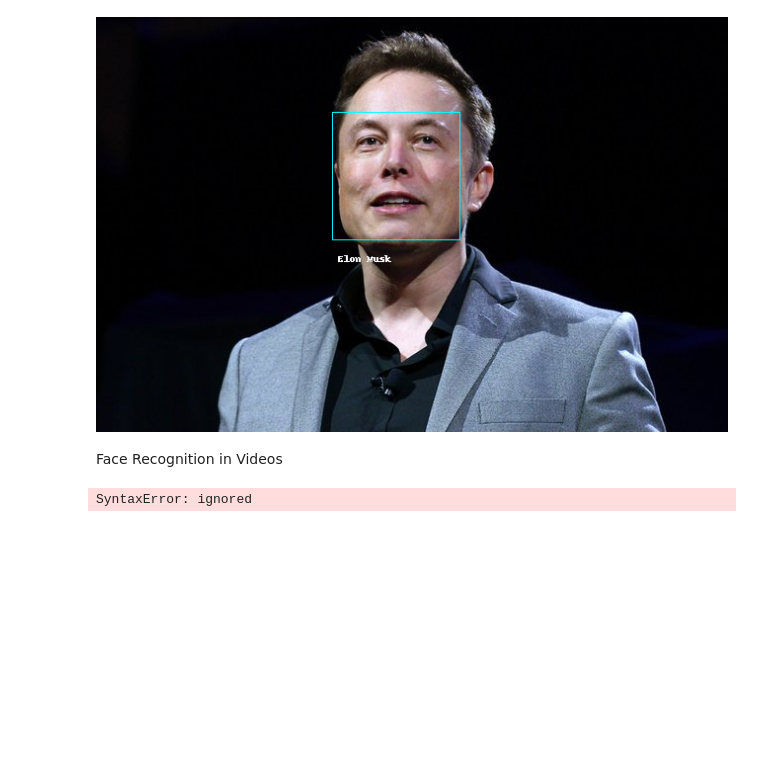
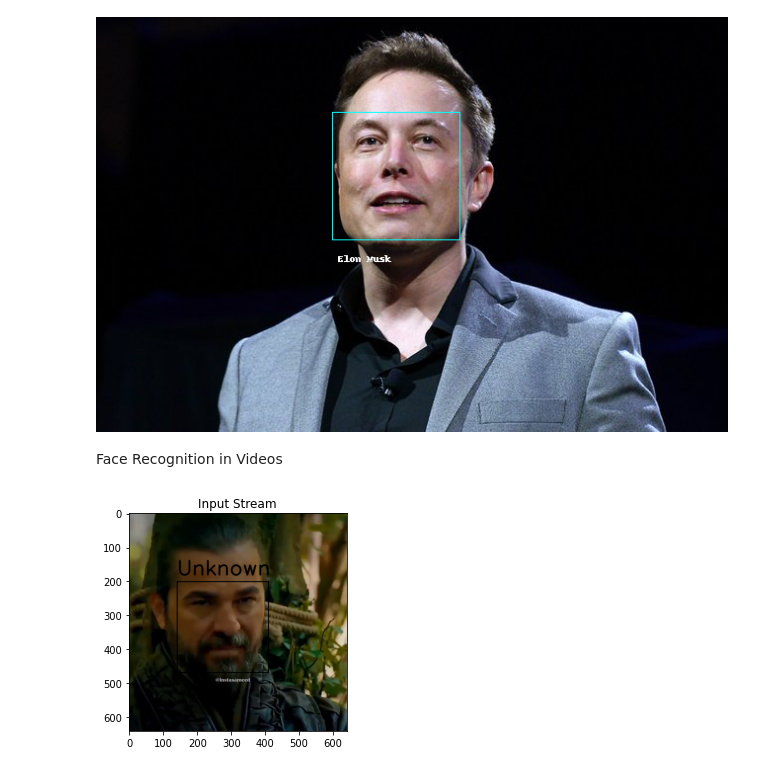
Before and after one commit to mayank458746/My_Projects, a Jupyter notebook: Face_Reognition_.ipynb, the cells around one changed output. Drawn from its saved outputs; the diff is of its cells as text; code cells hidden in the pictures; blank space fills up the shorter version.

```diff
--- a/Face_Reognition_.ipynb
+++ b/Face_Reognition_.ipynb
@@ -33,10 +33,10 @@ from IPython.display import display
 # face_1 = face_recognition.load_image_file("elon.jpg")
 # face_1_encoding = face_recognition.face_encodings(face_1)[0]
 
-face_1 = face_recognition.load_image_file("/content/face/face/elon.jpg")
+face_1 = face_recognition.load_image_file("/content/face_recognition/elon.jpg")
 face_1_encoding = face_recognition.face_encodings(face_1)[0]
 
-face_2 = face_recognition.load_image_file("/content/face/face/face/face/face/ertugrul.jpeg")
+face_2 = face_recognition.load_image_file("/content/face_recognition/elon.jpg")
 face_2_encoding = face_recognition.face_encodings(face_2)[0]
 
 known_face_encodings = [
@@ -103,7 +103,7 @@ from IPython.display import clear_output
 from matplotlib.pyplot import imshow
 import matplotlib.pylab as plt
 
-video_capture = cv2.VideoCapture("Ertugrul.mp4")
+video_capture = cv2.VideoCapture("/content/face_recognition/Ertugrul.mp4")
 ret, frame = video_capture.read()
 frame_height, frame_width, _ = frame.shape
 out = cv2.VideoWriter('output.avi',cv2.VideoWriter_fourcc('M','J','P','G'), 10, (frame_width,frame_height))
@@ -132,31 +132,31 @@ while video_capture.isOpened():
         face_locations = face_recognition.face_locations(rgb_frame)
         face_encodings = face_recognition.face_encodings(rgb_frame, face_locations)
 
         for (face_location,face_encoding) in zip(face_locations,face_encodings):
           matches = face_recognition.compare_faces(known_face_encodings, face_encoding)
 
           name = "Unknown"
 
           face_distances = face_recognition.face_distance(known_face_encodings, face_encoding)
           best_match_index = np.argmin(face_distances)
           if matches[best_match_index]:
             name = known_face_names[best_match_index]
           # print(name)
           color = (0,0,)
           start_point = (face_location[3],face_location[0])
           end_point = (face_location[1],face_location[2])
           frame = cv2.rectangle(frame, start_point, end_point, color, 2)
           frame = cv2.putText(frame,name,(face_location[3]-0, face_location[0]-20),cv2.FONT_HERSHEY_SIMPLEX, 2, color, 3, cv2.LINE_AA)
           frame_copy = cv2.cvtColor(frame, cv2.COLOR_RGB2BGR)
           out.write(frame_copy)
           plt.imshow(frame)
 
 
 
         # Show frame...
         plt.show()
         # ... and hold it until a new frame appears
         clear_output(wait=True)
 out.release()
 # %% [output]
-SyntaxError: ignored
+[figure, added]
```
Also changed, not shown: parts of 2 cells of this notebook.
